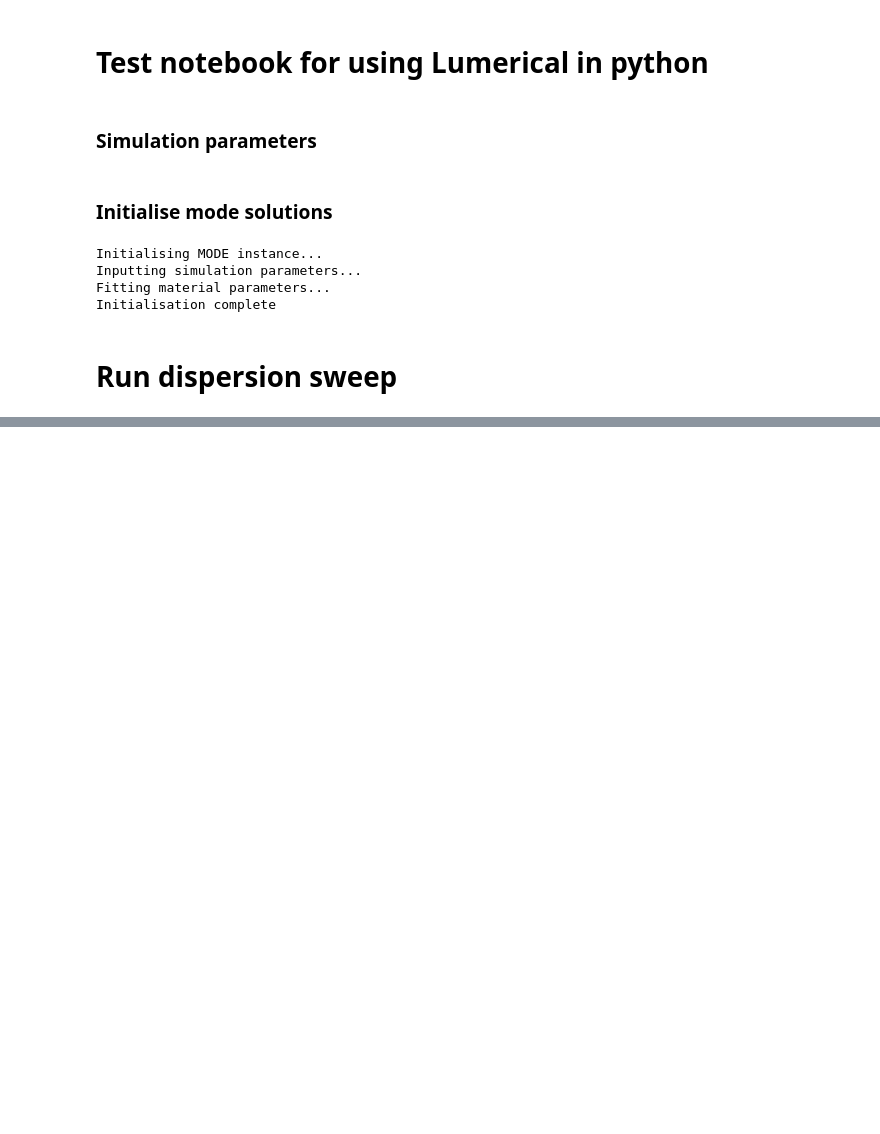
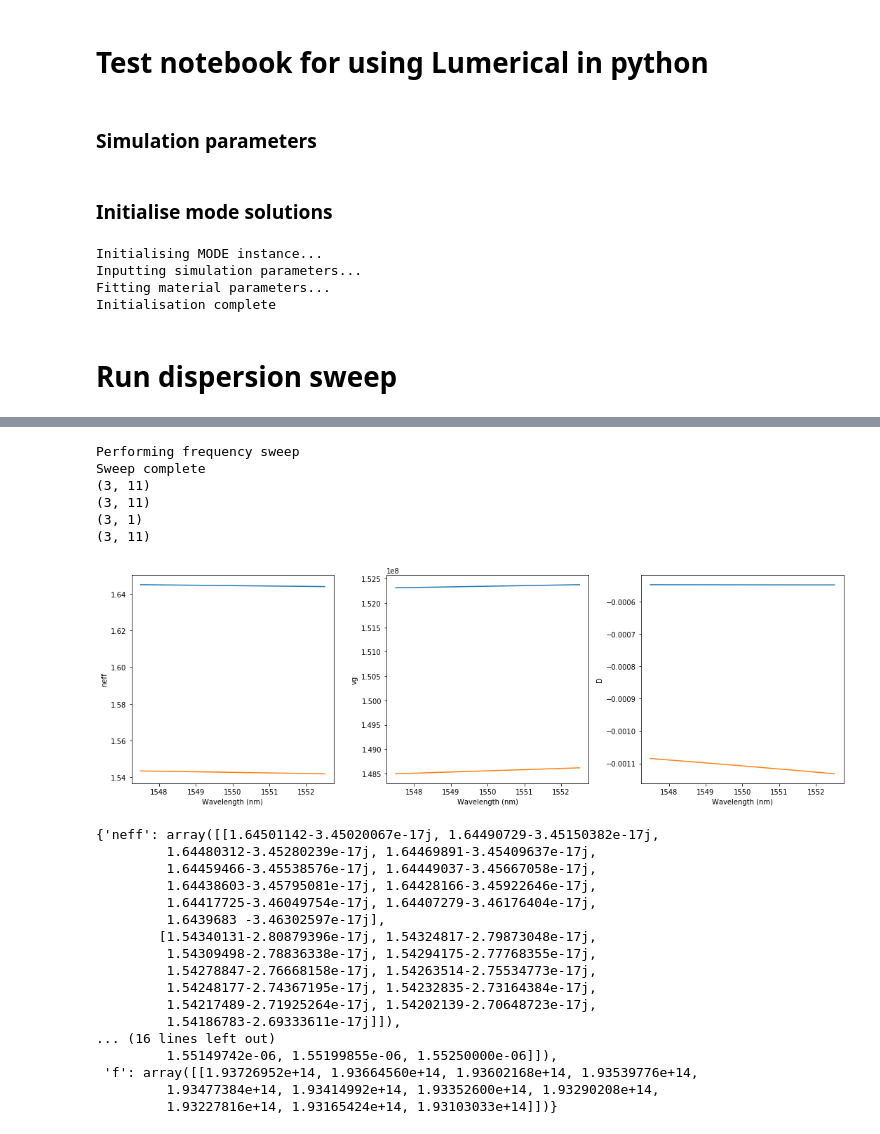
Before and after one commit to patrick-yard/XPM-switch, a Jupyter notebook: Mode_tests.ipynb, the cells around one changed output, grey strips where cells are left out. Cells and saved outputs as stored; diff of their text form; code cells hidden in the pictures; blank space fills up the shorter version.

```diff
--- a/Mode_tests.ipynb
+++ b/Mode_tests.ipynb
@@ -69,0 +105,3 @@ LumApiError: 'Failed to evaluate code'
+# %%
+extra_params = ('TE',False,False)
+wg = Waveguide(material_parameters,general_params,*extra_params)
@@ -69,0 +118,30 @@ LumApiError: 'Failed to evaluate code'
+# %%
+'''Dispersion data'''
+
+wg.get_dispersion_info()
+# wg.plot_dispersion_data()
+# %% [output]
+Performing frequency sweep
+Sweep complete
+(3, 11)
+(3, 11)
+(3, 1)
+(3, 11)
+[figure, added]
+{'neff': array([[1.64501142-3.45020067e-17j, 1.64490729-3.45150382e-17j,
+         1.64480312-3.45280239e-17j, 1.64469891-3.45409637e-17j,
+         1.64459466-3.45538576e-17j, 1.64449037-3.45667058e-17j,
+         1.64438603-3.45795081e-17j, 1.64428166-3.45922646e-17j,
+         1.64417725-3.46049754e-17j, 1.64407279-3.46176404e-17j,
+         1.6439683 -3.46302597e-17j],
+        [1.54340131-2.80879396e-17j, 1.54324817-2.79873048e-17j,
+         1.54309498-2.78836338e-17j, 1.54294175-2.77768355e-17j,
+         1.54278847-2.76668158e-17j, 1.54263514-2.75534773e-17j,
+         1.54248177-2.74367195e-17j, 1.54232835-2.73164384e-17j,
+         1.54217489-2.71925264e-17j, 1.54202139-2.70648723e-17j,
+         1.54186783-2.69333611e-17j]]),
+... (16 lines left out)
+         1.55149742e-06, 1.55199855e-06, 1.55250000e-06]]),
+ 'f': array([[1.93726952e+14, 1.93664560e+14, 1.93602168e+14, 1.93539776e+14,
+         1.93477384e+14, 1.93414992e+14, 1.93352600e+14, 1.93290208e+14,
+         1.93227816e+14, 1.93165424e+14, 1.93103033e+14]])}
```
Also changed, not shown: parts of 9 cells of this notebook, 5 other files.
